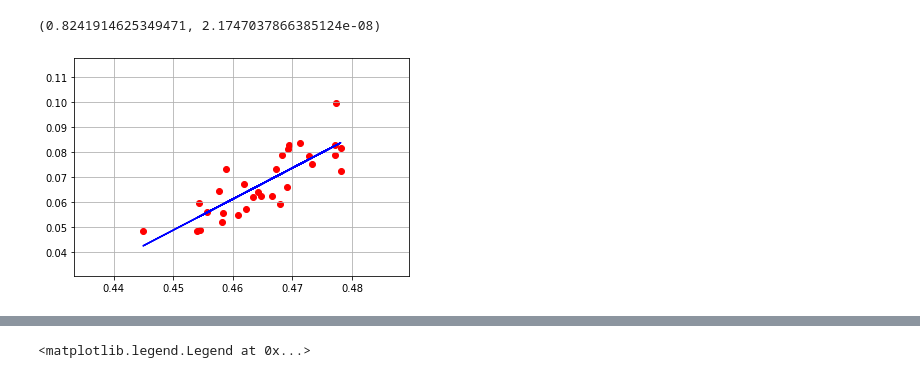
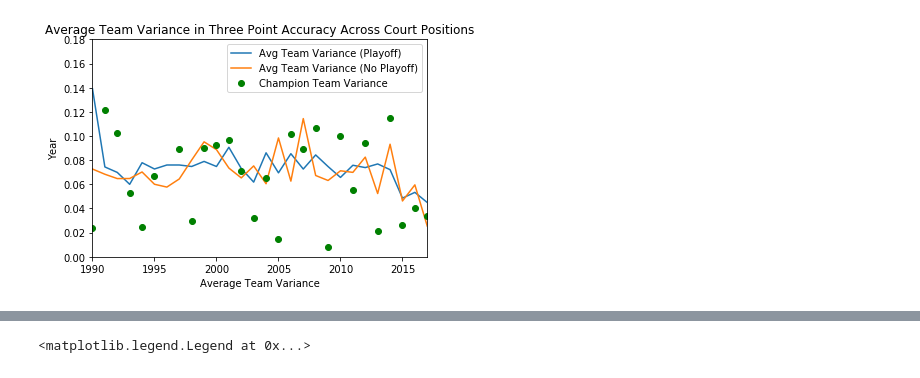
Before and after one commit to chanafin/threepointproject, a Jupyter notebook: PROJECT 1/NBA_project_3PT_Analysis_by_Position.ipynb, the cells around one changed output, grey strips where cells are left out. Drawn from its saved outputs; the diff is of its cells as text; code cells hidden in the pictures.

```diff
--- a/PROJECT 1/NBA_project_3PT_Analysis_by_Position.ipynb
+++ b/PROJECT 1/NBA_project_3PT_Analysis_by_Position.ipynb
@@ -143,13 +111,21 @@ teams.plot()
-# %%
-x = teams['eFG%']
-y = teams['WS/48']
-(slope, intercept, pvalue, rvalue, stderr) = stats.linregress(x,y)
-line = slope * x + intercept
-cor = st.pearsonr(x, y)
-plt.scatter(x,y, facecolors = 'red')
-plt.plot(x, line, color = "blue")
-plt.grid(b = True)
-print(cor)
-# %% [output]
-(0.8241914625349471, 2.1747037866385124e-08)
-[figure, removed]
+# %%
+#Average team variance by year
+
+made_playoffs = teamshooting.loc[teamshooting['Made Playoffs'] == True]
+winning_var = made_playoffs.groupby(level=0).mean()['3P% Var'].rename(columns = {'3P% Var': 'Playoff Team Avg Variance'})
+no_playoffs = teamshooting.loc[teamshooting['Made Playoffs'] == False]
+losing_var = no_playoffs.groupby(level=0).mean()['3P% Var'].rename(columns = {'3P% Var': 'No Playoff Team Avg Variance'})
+champion = teamshooting.loc[teamshooting['Champion'] == True]
+champ_var = champion.groupby(level=0).mean()['3P% Var'].rename(columns = {'3P% Var': 'Champion Team Variance'})
+plt.plot(winning_var.index, winning_var, label = 'Avg Team Variance (Playoff)')
+plt.plot(losing_var.index, losing_var, label = 'Avg Team Variance (No Playoff)')
+plt.plot(champ_var.index, champ_var, label = 'Champion Team Variance', color = 'green', marker = 'o', linestyle = 'None')
+plt.legend()
+plt.title('Average Team Variance in Three Point Accuracy Across Court Positions')
+plt.xlim(1990, 2017)
+plt.ylim(0.00, 0.18)
+plt.xlabel('Average Team Variance')
+plt.ylabel('Year')
+plt.show()
+# %% [output]
+[figure, added]
```
Also changed, not shown: parts of 19 cells of this notebook, 2 other files.
